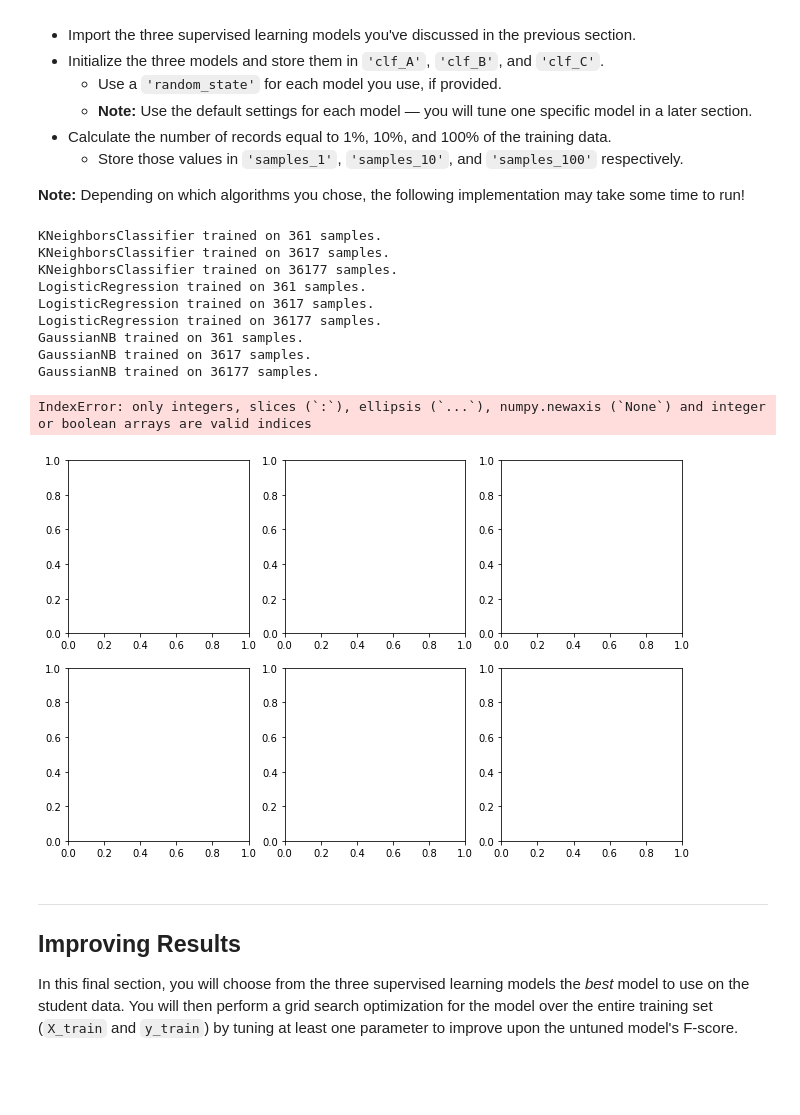
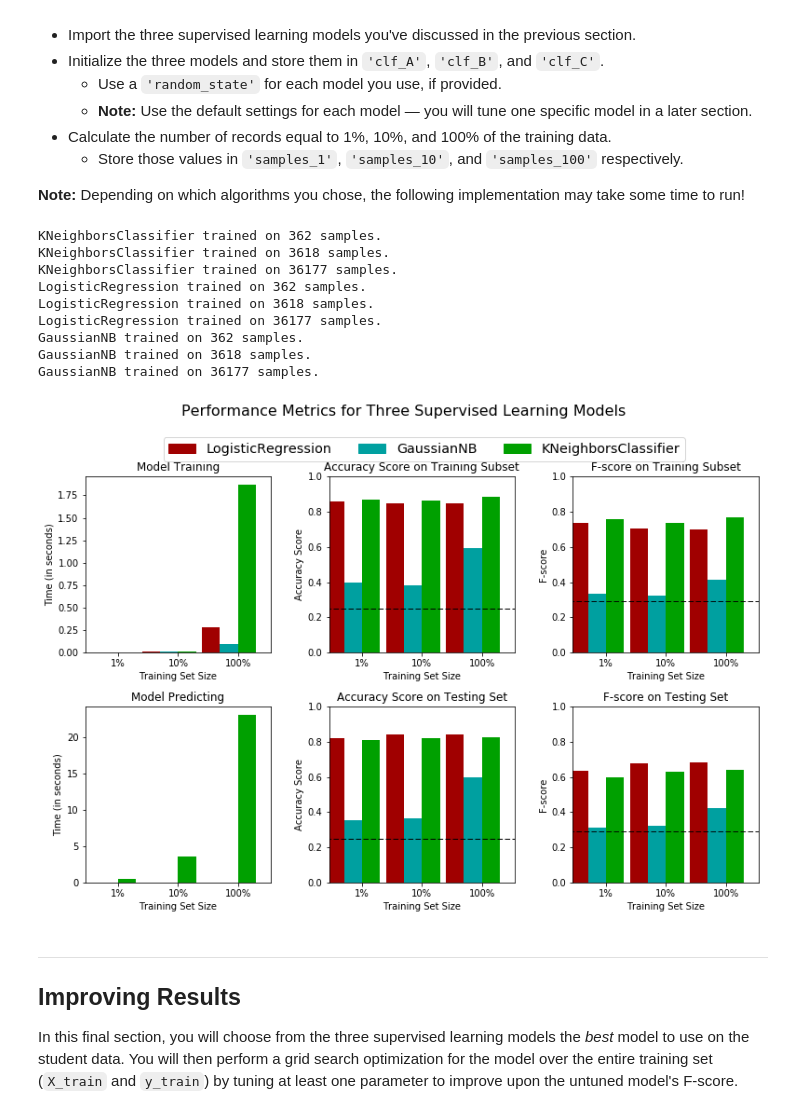
Before and after one commit to KaiyuanHu/finding_donors, a Jupyter notebook: finding_donors.ipynb, the cells around one changed output. Cells and saved outputs as stored; diff of their text form; code cells hidden in the pictures; blank space fills up the shorter version.

```diff
--- a/finding_donors.ipynb
+++ b/finding_donors.ipynb
@@ -380,44 +381,43 @@ In the code cell, you will need to implement the following:
 # TODO: Import the three supervised learning models from sklearn
 from sklearn.neighbors import KNeighborsClassifier as KNN
 from sklearn.linear_model import LogisticRegression
-from sklearn.svm import SVC
 from sklearn.naive_bayes import GaussianNB
+#from sklearn.svm import SVC
 
 # TODO: Initialize the three models
 clf_A = KNN()
 clf_B = LogisticRegression(random_state=0)
 clf_C = GaussianNB()
 
 # TODO: Calculate the number of samples for 1%, 10%, and 100% of the training data
 # HINT: samples_100 is the entire training set i.e. len(y_train)
 # HINT: samples_10 is 10% of samples_100
 # HINT: samples_1 is 1% of samples_100
 samples_100 = int(len(y_train))
-samples_10 = int(0.1*samples_100)
-samples_1 = int(0.1*samples_10)
+samples_10 = int(round(0.1*samples_100))
+samples_1 = int(round(0.1*samples_10))
 
 # Collect results on the learners
 results = {}
 for clf in [clf_A, clf_B, clf_C]:
     clf_name = clf.__class__.__name__
     results[clf_name] = {}
     for i, samples in enumerate([samples_1, samples_10, samples_100]):
         results[clf_name][i] = train_predict(clf, samples, X_train, y_train, X_test, y_test)
 
 # Run metrics visualization for the three supervised learning models chosen
 vs.evaluate(results, accuracy, fscore)
 # %% [output]
-KNeighborsClassifier trained on 361 samples.
-KNeighborsClassifier trained on 3617 samples.
+KNeighborsClassifier trained on 362 samples.
+KNeighborsClassifier trained on 3618 samples.
 KNeighborsClassifier trained on 36177 samples.
-LogisticRegression trained on 361 samples.
-LogisticRegression trained on 3617 samples.
+LogisticRegression trained on 362 samples.
+LogisticRegression trained on 3618 samples.
 LogisticRegression trained on 36177 samples.
-GaussianNB trained on 361 samples.
-GaussianNB trained on 3617 samples.
+GaussianNB trained on 362 samples.
+GaussianNB trained on 3618 samples.
 GaussianNB trained on 36177 samples.
-IndexError: only integers, slices (`:`), ellipsis (`...`), numpy.newaxis (`None`) and integer or boolean arrays are valid indices
-[figure, old version]
+[figure, new version]
 # %% [markdown]
 ----
 ## Improving Results
```
Also changed, not shown: parts of 17 cells of this notebook, 2 other files.
